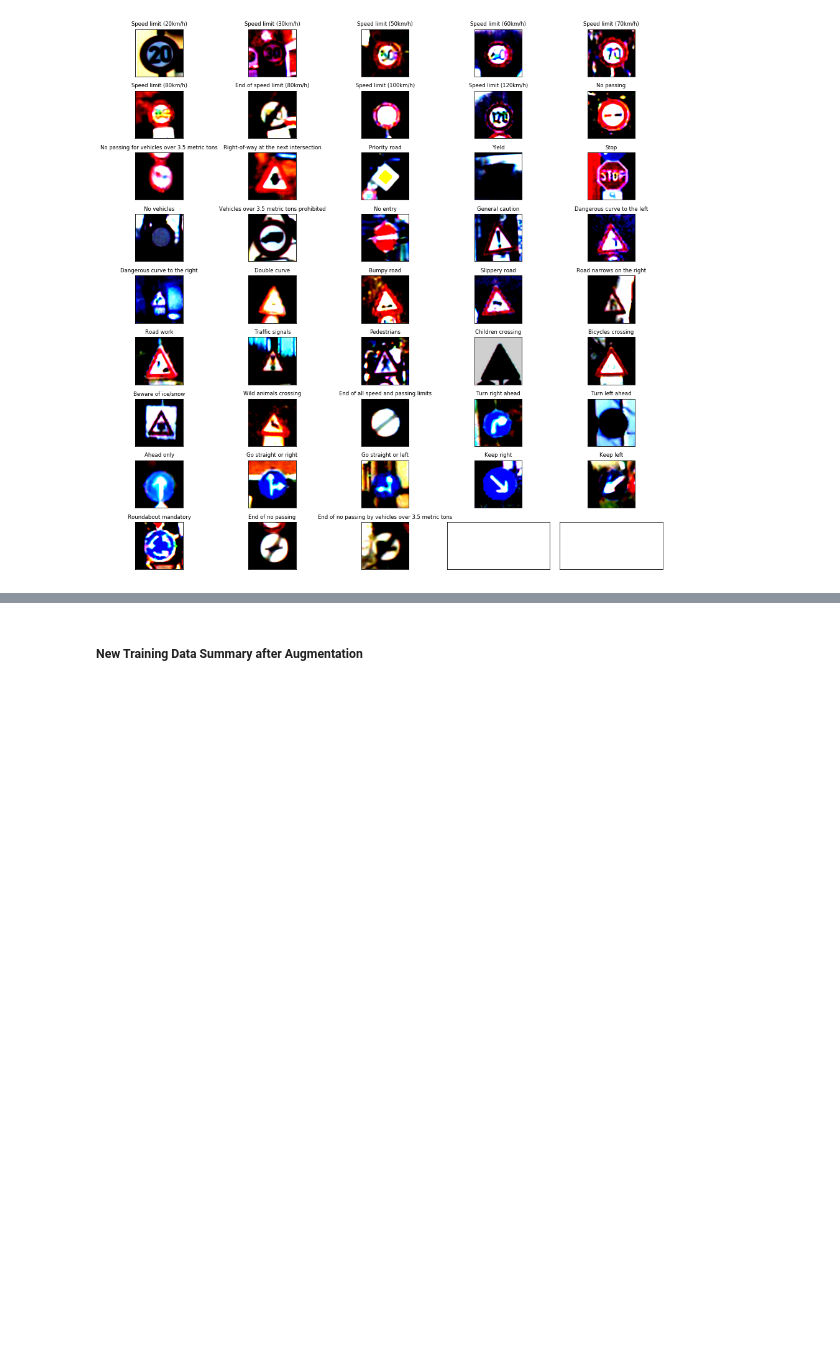
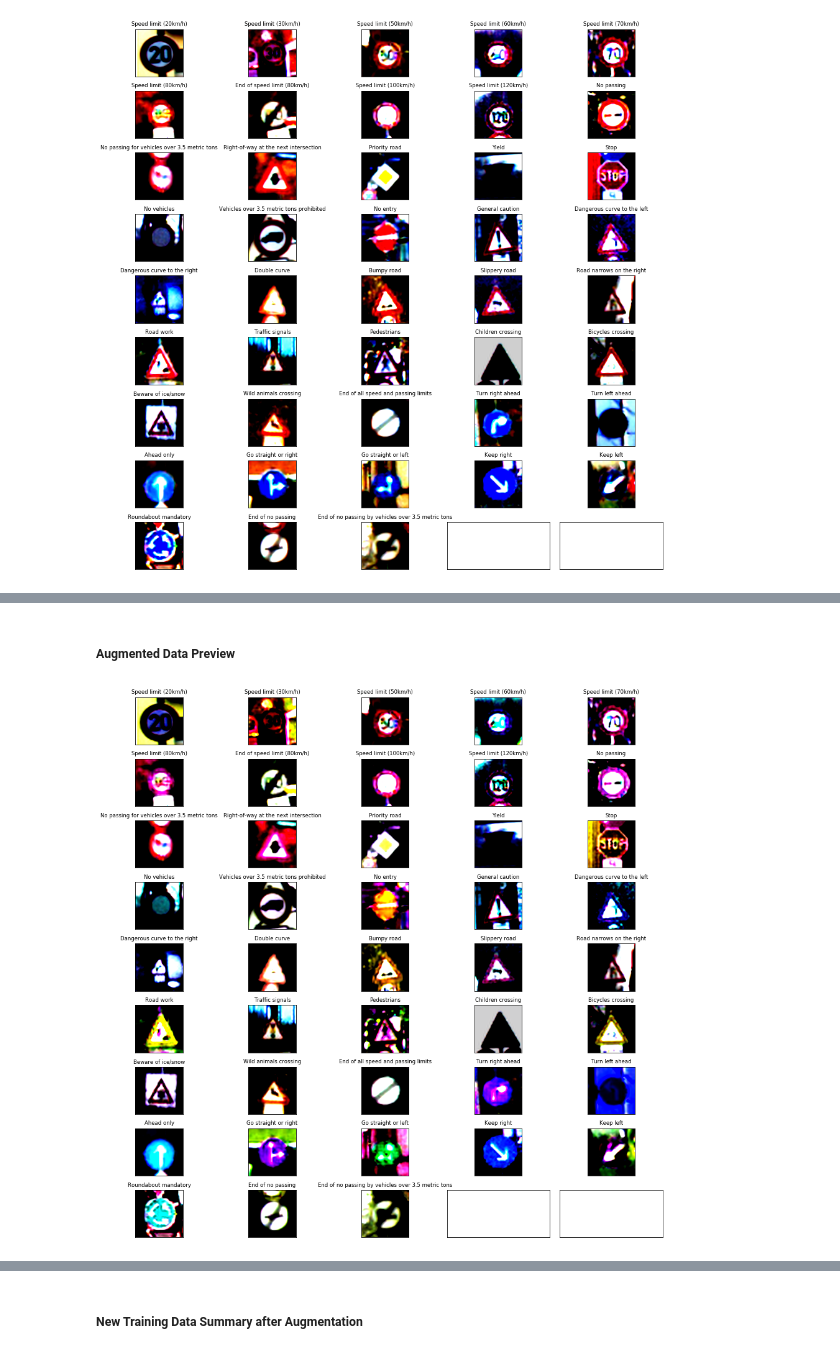
Before and after one commit to asadziach/CarND-Traffic-Sign-Classifier-Project, a Jupyter notebook: Traffic_Sign_Classifier.ipynb, the cells around one changed output, grey strips where cells are left out. Cells and saved outputs as stored; diff of their text form; code cells hidden in the pictures; blank space fills up the shorter version.

```diff
--- a/Traffic_Sign_Classifier.ipynb
+++ b/Traffic_Sign_Classifier.ipynb
@@ -268,11 +272,25 @@ Wall time: 9.3 µs
+# %% [markdown]
+##### Augmented Data Preview
 # %%
 %%time
+import os.path
+fig, axes = plt.subplots(rows, columns, figsize=figsize,
+                         subplot_kw={'xticks': [], 'yticks': []})
+
+fig.subplots_adjust(hspace=0.3, wspace=0.10)
+
 for classid in range(n_classes):
-    with open(str(classid), mode='wb') as f:
-        with open(str(classid) + "x", mode='rb') as f:
+    file_path = "augmented_data/" + str(classid) + "x"
+    if os.path.exists(file_path):
+        with open( file_path, mode='rb') as f:
             x_augment = np.load(f)
-        with open(str(classid) + "y", mode='rb') as f:
+        with open("augmented_data/" + str(classid) + "y", mode='rb') as f:
             y_augment = np.load(f)
         X_train = np.append(X_train, x_augment, axis=0)
         y_train = np.append(y_train, y_augment, axis=0)
+
+        axes.flat[classid].imshow(x_augment[0], interpolation='lanczos', cmap='viridis')
+        axes.flat[classid].set_title(sign_names[classid], fontsize=fontsize)
+plt.show()
 # %% [output]
+[figure, added]
```
Also changed, not shown: parts of 9 cells of this notebook.
